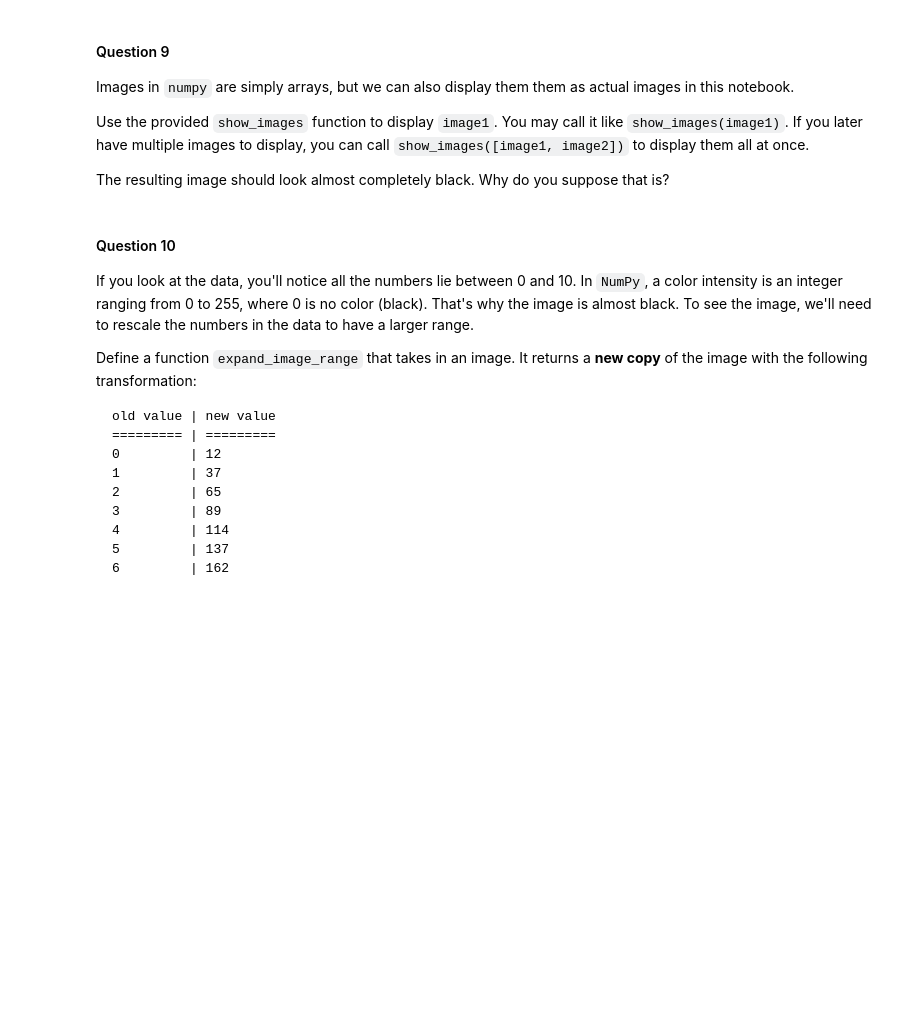
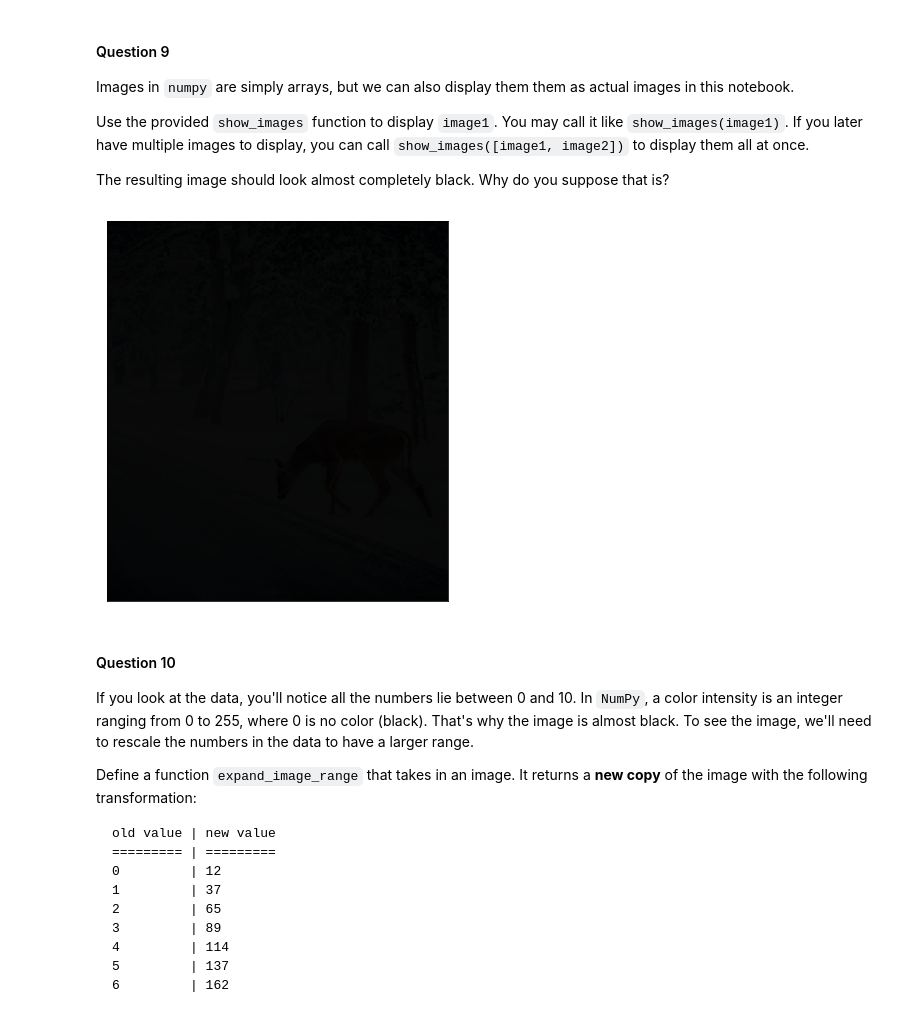
Before and after one commit to sadiqatarar1/assignments, a Jupyter notebook: EMSE6992_Assignments/HW1.ipynb, the cells around one changed output. Saved outputs shown, nothing was run; the diff lists cells and outputs as text; code cells hidden in the pictures; blank space fills up the shorter version.

```diff
--- a/EMSE6992_Assignments/HW1.ipynb
+++ b/EMSE6992_Assignments/HW1.ipynb
@@ -349,0 +401,11 @@ file1[:5]
+# %%
+def read_file_lines(filename):
+    f = open(filename, "r")
+    result = [ ]
+    for line in f:
+        result.append(line)
+    f.close()
+    return result
+
+file1 = read_file_lines("data/HW1/1.txt")
+file1[:5]
@@ -406,13 +470,23 @@ returning so that `numpy` will recognize the array represents an image.
 
 Once you've defined the function, set `image1` to the result of calling
 `lines_to_image` on `file1`.
-# %%
-def lines_to_image(file_lines):
-    ...
-    image_array = ...
-    # Make sure to call astype like this on the 3-dimensional array
-    # you produce, before returning it.
-    return image_array.astype(np.uint8)
-
-image1 = ...
-image1.shape
+# %%
+def lines_to_image():
+    lines = read_file_lines("data/HW1/1.txt")
+    height, width = lines[0].split(' ')
+    height, width = int(height), int(width)
+    image_array = np.zeros((height, width, 3)) # zeros(height, width)
+    index = 0
+    for line in lines[1:]:
+        R, G, B = line.split(' ')
+        R, G, B = int(R), int(G), int(B)
+        image_array[index // width, index % width, 0] = R
+        image_array[index // width, index % width, 1] = G
+        image_array[index // width, index % width, 2] = B
+        index = index + 1
+    # Make sure to call astype like this on the 3-dimensional array
+    # you produce, before returning it.
+    return image_array.astype(np.uint8)
+
+image1 = lines_to_image()
+image1.shape
@@ -460,7 +536,9 @@ def show_images(images, ncols=2, figsize=(10, 7), **kwargs):
         show_image(image, axis)
 # %%
 # Show image1 here:
-...
+show_images([image1])
+# %% [output]
+[figure, added]
 # %% [markdown]
 #### Question 10
 
```
Also changed, not shown: parts of 28 cells of this notebook.
